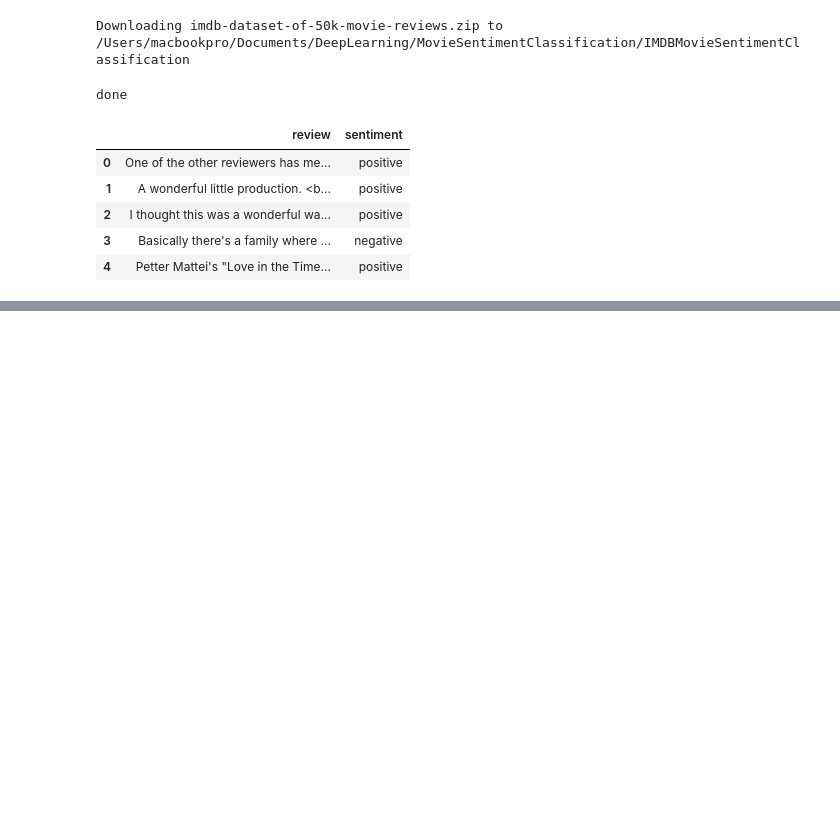
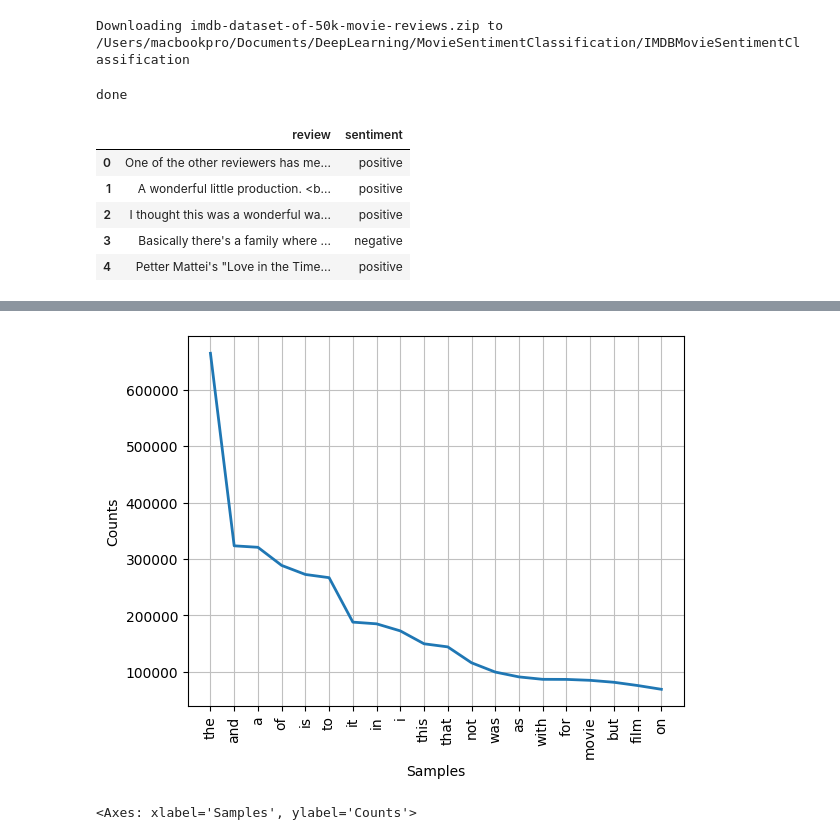
Before and after one commit to j220493/IMDBMovieSentimentClassification, a Jupyter notebook: DataCleaning.ipynb, the cells around one changed output, grey strips where cells are left out. Cells and saved outputs as stored; diff of their text form; code cells hidden in the pictures; blank space fills up the shorter version.

```diff
--- a/DataCleaning.ipynb
+++ b/DataCleaning.ipynb
@@ -63,0 +79,23 @@ df.head()
+# %%
+# Preprocessing function
+def get_clean(x):
+    x = str(x).lower().replace('\\', '').replace('_', ' ')
+    x = ps.cont_exp(x)
+    x = ps.remove_emails(x)
+    x = ps.remove_urls(x)
+    # x = ps.remove_html_tags(x)
+    x = ps.remove_accented_chars(x)
+    x = ps.remove_special_chars(x)
+    x = re.sub("(.)\\1{2,}", "\\1", x)
+    x = re.sub(r'br br', '', x)
+    return x
+# %%
+# Cleaning reviews
+df['review'] = df['review'].apply(lambda x: get_clean(x))
+df.head(20)
+# %%
+# most frequent words
+stackedReviews = ' '.join(df['review'].astype(str))
+stackedReviews = re.split(' ', stackedReviews)
+fdist = FreqDist(stackedReviews)
+fdist.most_common(20)
@@ -63,0 +123,6 @@ df.head()
+# %%
+# Freq plot
+fdist.plot(20)
+# %% [output]
+[figure, added]
+<Axes: xlabel='Samples', ylabel='Counts'>
```
Also changed, not shown: parts of 5 cells of this notebook.
